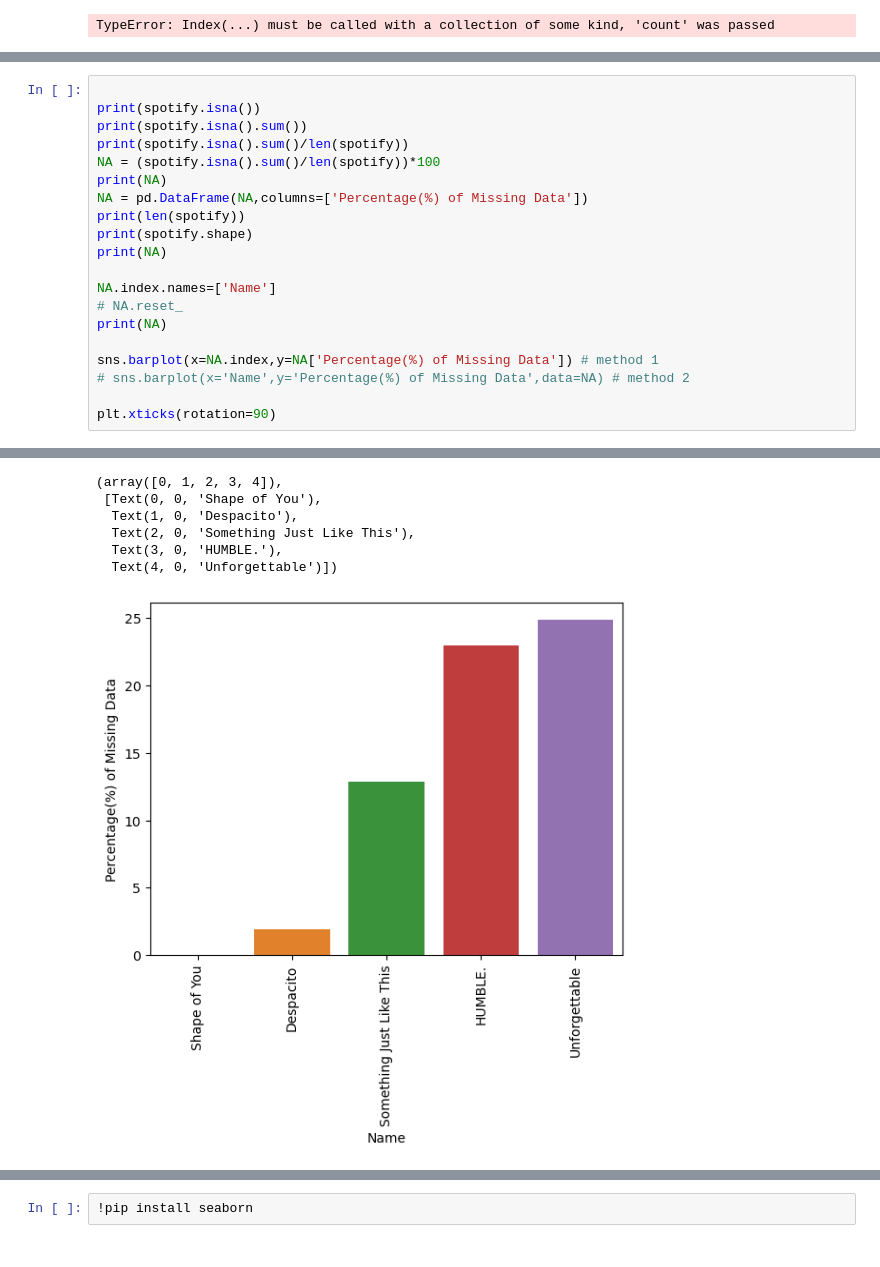
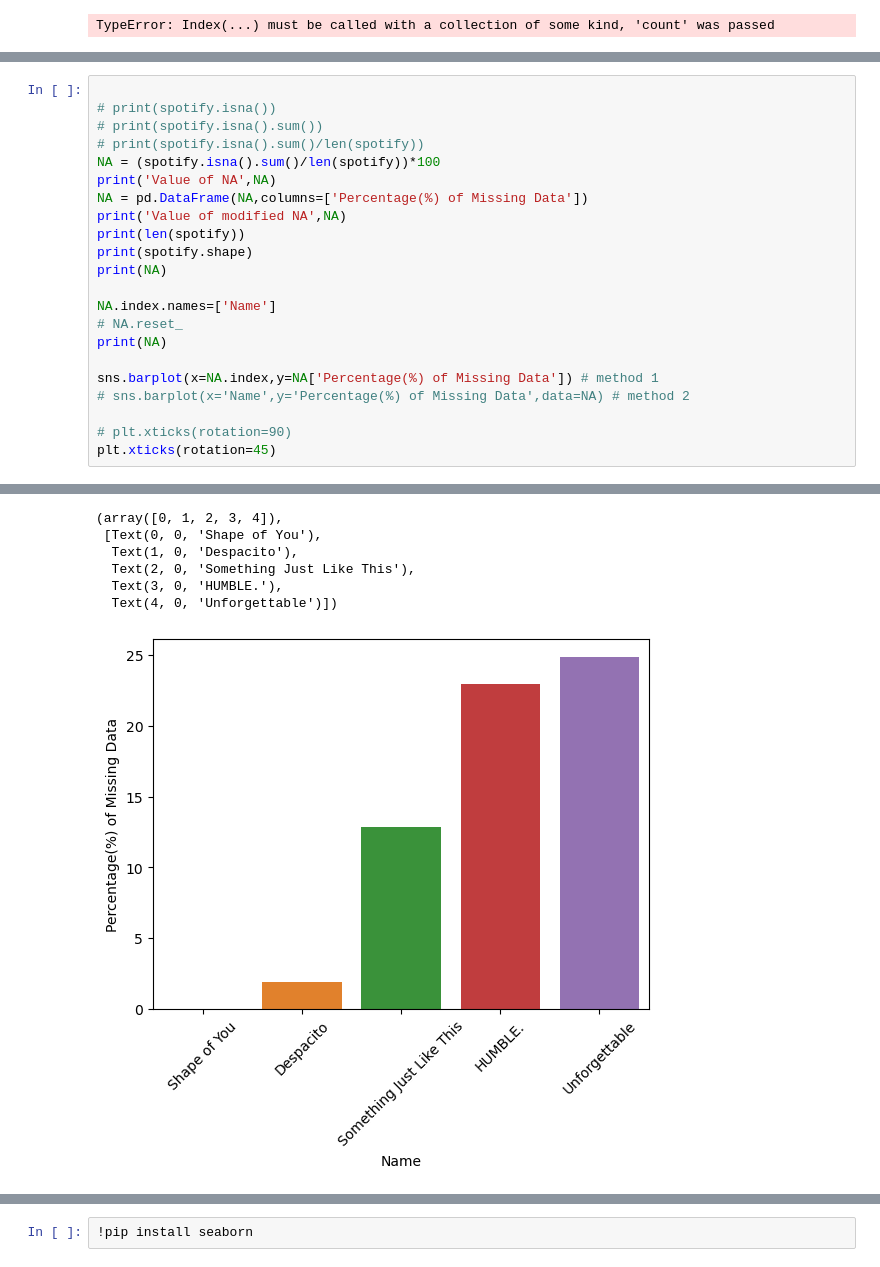
Before and after one commit to BalamuruganDE/DataScience, a Jupyter notebook: Python/Pandas_Basics/Visualization.ipynb, the cells around one changed output, grey strips where cells are left out. Drawn from its saved outputs; the diff is of its cells as text.

```diff
--- a/Python/Pandas_Basics/Visualization.ipynb
+++ b/Python/Pandas_Basics/Visualization.ipynb
@@ -253,12 +387,13 @@ NA
 | Unforgettable | 24.863388 |
 # %%
 
-print(spotify.isna())
-print(spotify.isna().sum())
-print(spotify.isna().sum()/len(spotify))
+# print(spotify.isna())
+# print(spotify.isna().sum())
+# print(spotify.isna().sum()/len(spotify))
 NA = (spotify.isna().sum()/len(spotify))*100
-print(NA)
+print('Value of NA',NA)
 NA = pd.DataFrame(NA,columns=['Percentage(%) of Missing Data'])
+print('Value of modified NA',NA)
 print(len(spotify))
 print(spotify.shape)
 print(NA)
@@ -270,5 +405,6 @@ print(NA)
 sns.barplot(x=NA.index,y=NA['Percentage(%) of Missing Data']) # method 1
 # sns.barplot(x='Name',y='Percentage(%) of Missing Data',data=NA) # method 2
 
-plt.xticks(rotation=90)
+# plt.xticks(rotation=90)
+plt.xticks(rotation=45)
 # %% [output]
@@ -288,13 +424,13 @@ Date
 Despacito                                      1.912568
 Something Just Like This                      12.841530
 HUMBLE.                                       22.950820
 Unforgettable                                 24.863388
 (array([0, 1, 2, 3, 4]),
  [Text(0, 0, 'Shape of You'),
   Text(1, 0, 'Despacito'),
   Text(2, 0, 'Something Just Like This'),
   Text(3, 0, 'HUMBLE.'),
   Text(4, 0, 'Unforgettable')])
-[figure, old version]
+[figure, new version]
 # %%
 colors=sns.color_palette("hsv", len(NA))
```
Also changed, not shown: parts of 25 cells of this notebook, 28 other files.
